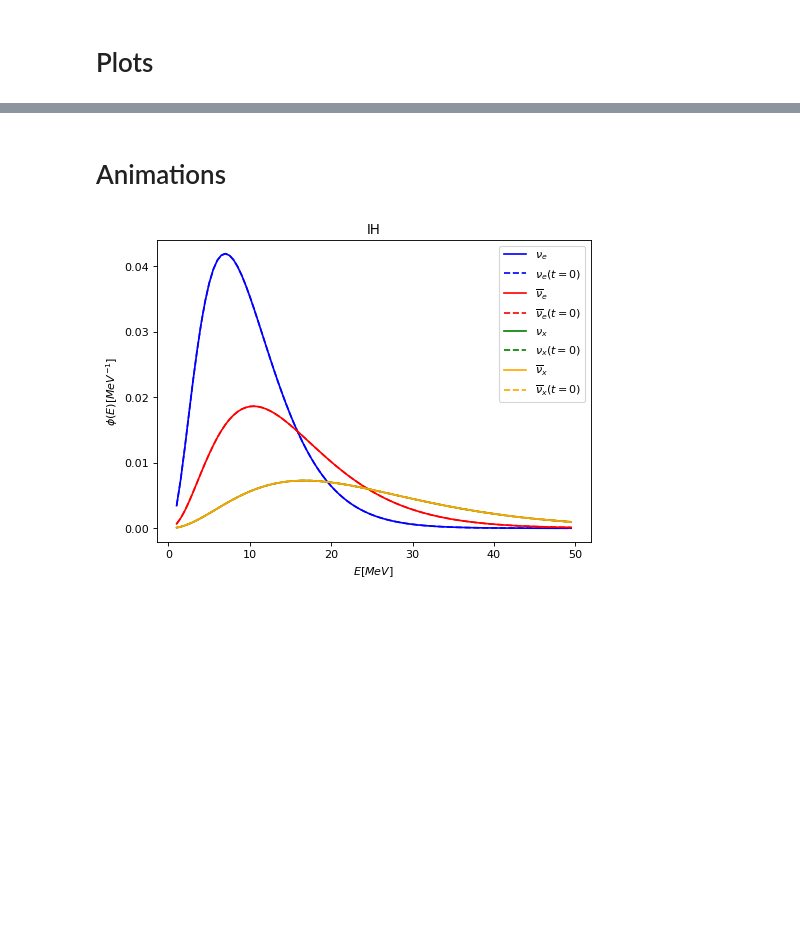
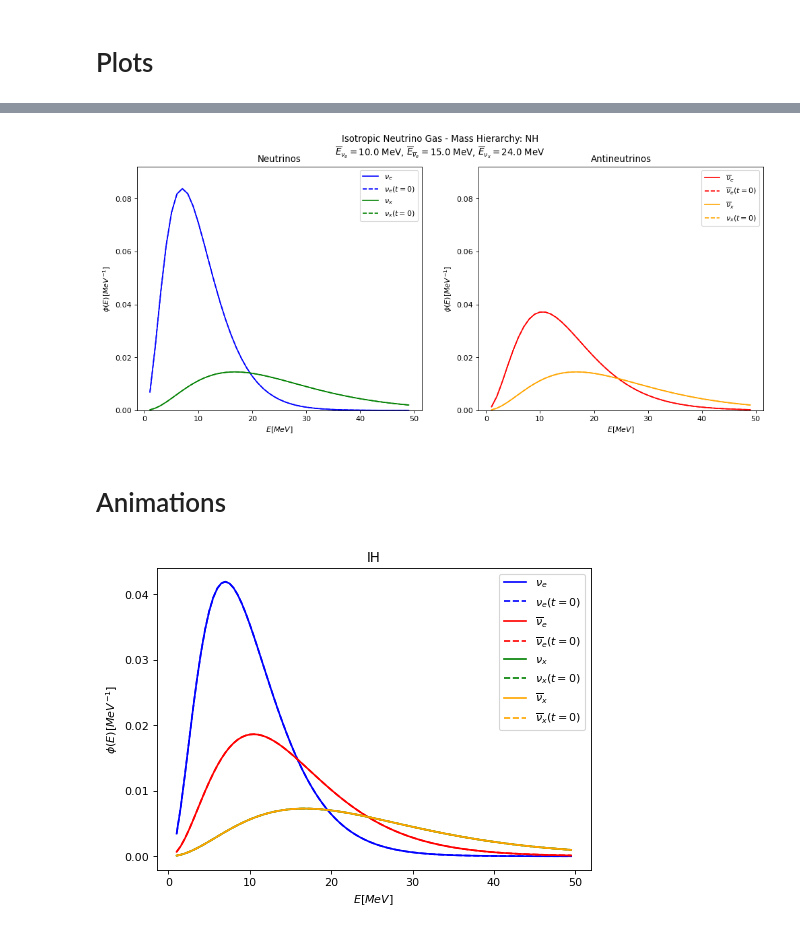
Before and after one commit to pedrodedin/Neutrino-Collective-Effects, a Jupyter notebook: Quick_Guide.ipynb, the cells around one changed output, grey strips where cells are left out. Cells and saved outputs as stored; diff of their text form; code cells hidden in the pictures; blank space fills up the shorter version.

```diff
--- a/Quick_Guide.ipynb
+++ b/Quick_Guide.ipynb
@@ -24,5 +95,5 @@ Amplitude=[1,1*10/15,1*10/24,1*10/24]
 # %%
 mass_ord="NH"
 start_time = time.time()
-E_vec,t_vec,nu_e_time_NH,nubar_e_time_NH, nu_x_time_NH,nubar_x_time_NH,nu_NH,nubar_NH=solver_two_families(nu_types,t_bins,E_i,E_f,E_step,E_0,Amplitude,mass_ord)
+E_vec,r_vec,nu_e_time_NH,nubar_e_time_NH, nu_x_time_NH,nubar_x_time_NH,nu_NH,nubar_NH=solver_two_families(nu_types,r_i,r_f,E_i,E_f,E_step,E_0,Amplitude,mass_ord)
 print("Took %s minutes" % ((time.time() - start_time)/60))
@@ -77,5 +115,7 @@ Plot(E_vec,nu_e_time_IH,nubar_e_time_IH, nu_x_time_IH,nubar_x_time_IH,"IH")
 # %%
-Plot(E_vec,nu_e_time_NH,nubar_e_time_NH, nu_x_time_NH,nubar_x_time_NH,"NH")
+Plot_Spectrum(E_vec,E_0,nu_e_time_NH,nubar_e_time_NH, nu_x_time_NH,nubar_x_time_NH,"NH")
+# %% [output]
+[figure, added]
 # %% [markdown]
 # Animations
 # %%
```
Also changed, not shown: parts of 20 cells of this notebook, 6 other files.
